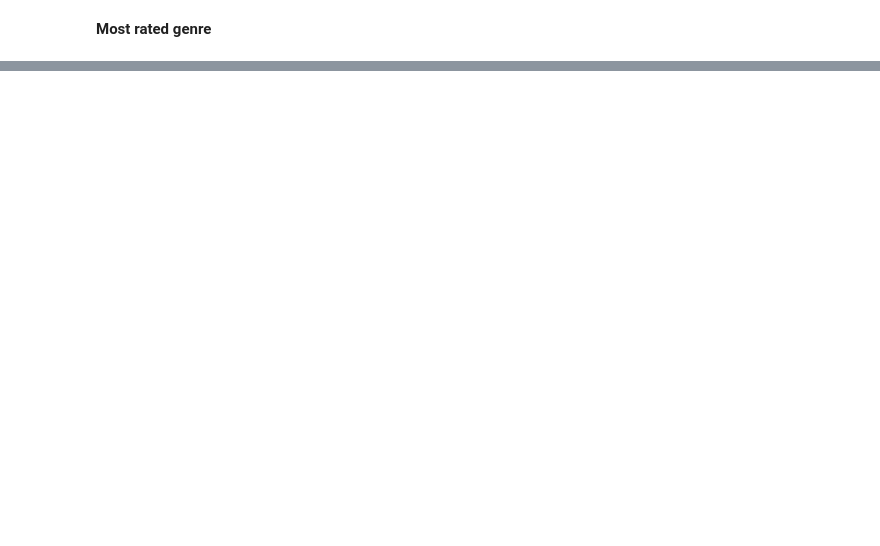
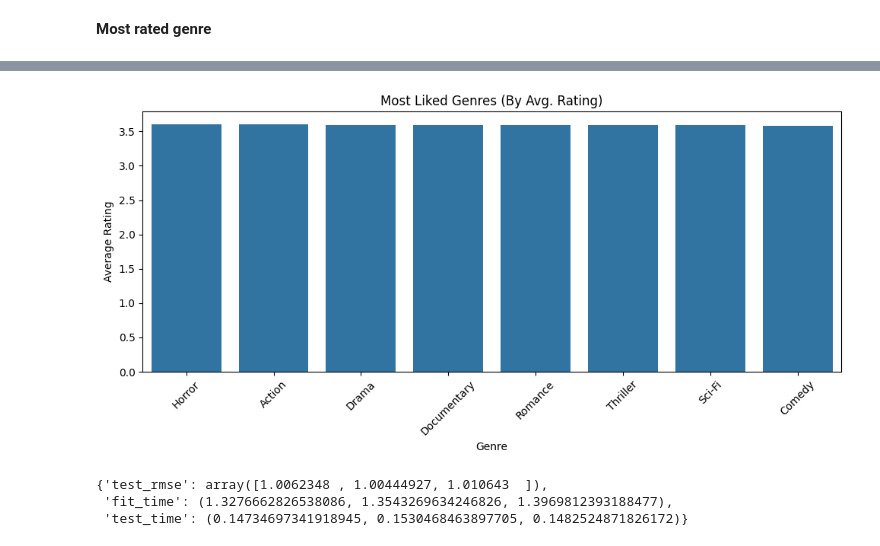
Before and after one commit to quantumhome/DataAnalysisCaseStudy, a Jupyter notebook: Netflix_Case_Study_.ipynb, the cells around one changed output, grey strips where cells are left out. Cells and saved outputs as stored; diff of their text form; code cells hidden in the pictures; blank space fills up the shorter version.

```diff
--- a/Netflix_Case_Study_.ipynb
+++ b/Netflix_Case_Study_.ipynb
@@ -150,0 +368,13 @@ NameError: name 'plt' is not defined
+# %%
+liked_genres = random_sample.groupby('Genre')['Rating'].mean().sort_values(ascending=False)
+
+plt.figure(figsize=(10,5))
+sns.barplot(x=liked_genres.index, y=liked_genres.values)
+plt.title('Most Liked Genres (By Avg. Rating)')
+plt.ylabel('Average Rating')
+plt.xlabel('Genre')
+plt.xticks(rotation=45)
+plt.tight_layout()
+plt.show()
+# %% [output]
+[figure, added]
@@ -150,0 +392,6 @@ NameError: name 'plt' is not defined
+# %%
+cross_validate(model,data,measures=["RMSE"],cv=3)
+# %% [output]
+{'test_rmse': array([1.0062348 , 1.00444927, 1.010643  ]),
+ 'fit_time': (1.3276662826538086, 1.3543269634246826, 1.3969812393188477),
+ 'test_time': (0.14734697341918945, 0.1530468463897705, 0.1482524871826172)}
```
Also changed, not shown: parts of 46 cells of this notebook.
